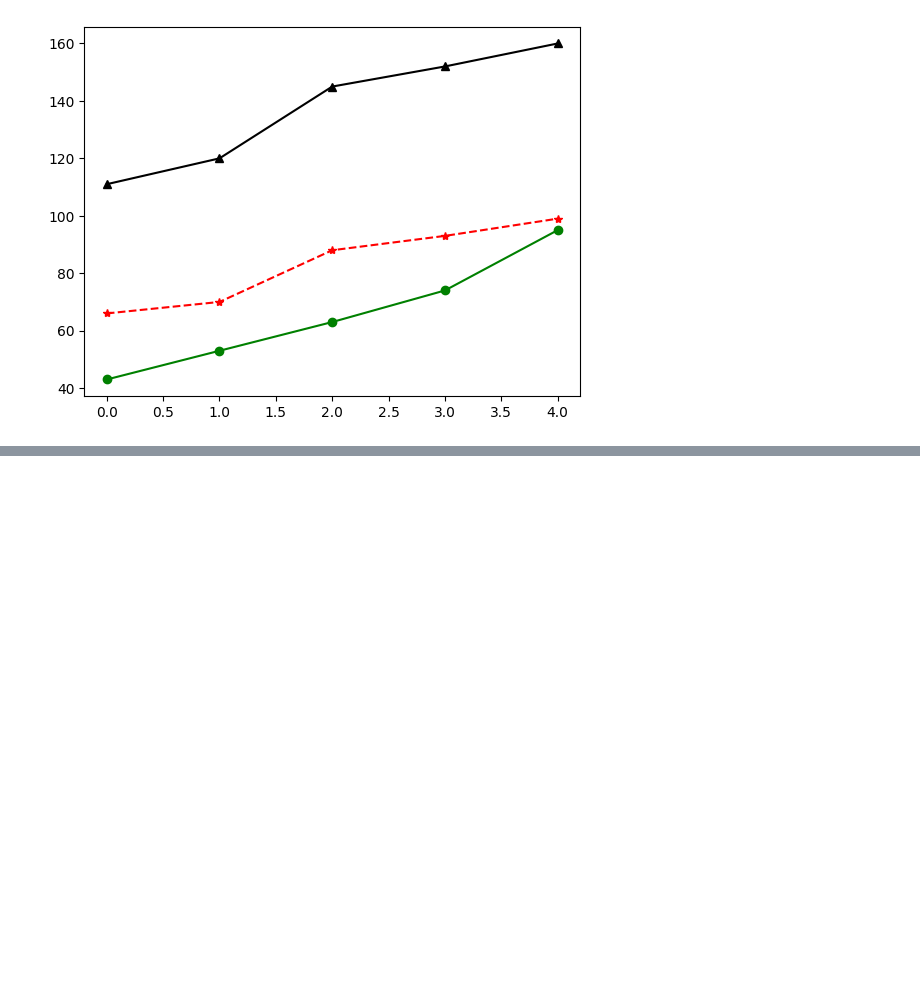
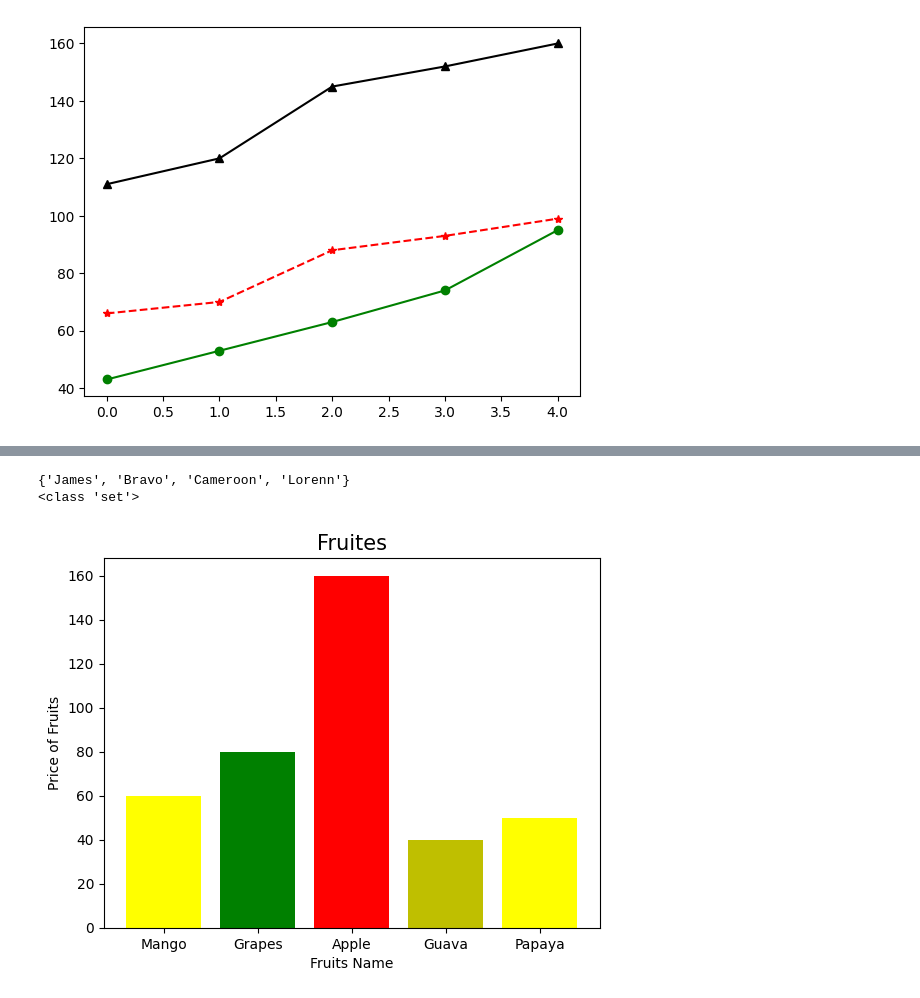
Before and after one commit to GulamAnsari12/Full-Python, a Jupyter notebook: Practice.ipynb, the cells around one changed output, grey strips where cells are left out. Saved outputs shown, nothing was run; the diff lists cells and outputs as text; code cells hidden in the pictures; blank space fills up the shorter version.

```diff
--- a/Practice.ipynb
+++ b/Practice.ipynb
@@ -489,0 +589,19 @@ plt.show()
+# %%
+s1 = {"Lorenn","James","Bravo","Cameroon"}
+print(s1)
+print(type(s1))
+# %% [output]
+{'James', 'Bravo', 'Cameroon', 'Lorenn'}
+<class 'set'>
+# %%
+f = ["Mango","Grapes","Apple","Guava","Papaya"]
+p = [60,80,160,40,50]
+
+c = ["yellow","green","red","y","yellow"]
+plt.bar(f,p, color = c,)
+plt.title("Fruites", size = 15)
+plt.xlabel("Fruits Name", size = 10)
+plt.ylabel("Price of Fruits", size = 10)
+plt.show()
+# %% [output]
+[figure, added]
```
Also changed, not shown: parts of 12 cells of this notebook, 2 other files.
